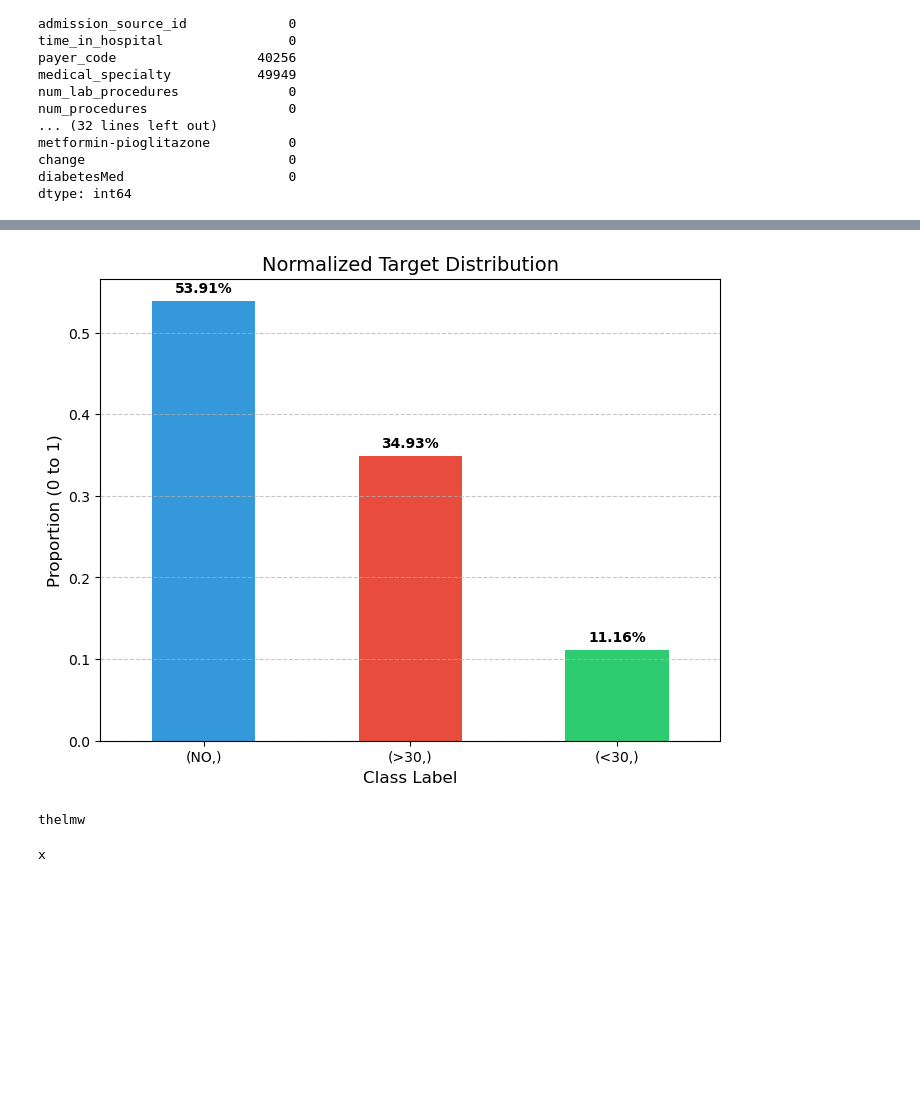
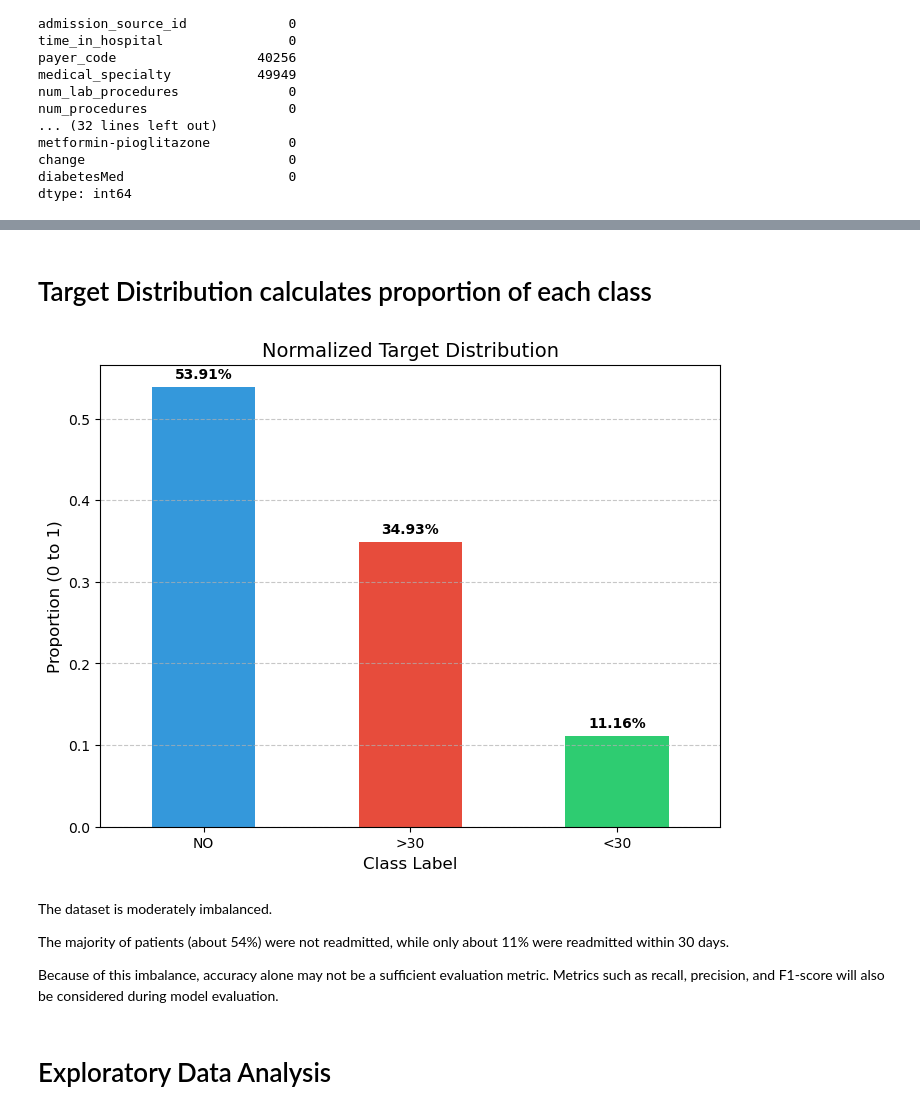
Before and after one commit to wilstones/HospitalReadmission, a Jupyter notebook: Readmission Analysis.ipynb, the cells around one changed output, grey strips where cells are left out. Cells and saved outputs as stored; diff of their text form; code cells hidden in the pictures; blank space fills up the shorter version.

```diff
--- a/Readmission Analysis.ipynb
+++ b/Readmission Analysis.ipynb
@@ -121,31 +259,33 @@ dtype: int64
+# %% [markdown]
+# Target Distribution calculates proportion of each class
 # %%
 import matplotlib.pyplot as plt
 ## this crucial for imbalance detection and misclassification of labels
 ## the baseline model should perform better than 50% since one class is above 50%
 # 1. Calculate the proportions
-val_counts = y.value_counts(normalize=True) # to print decimals for normalize option
-
+val_counts = y['readmitted'].value_counts(normalize=True) # to print decimals for normalize option
+### Willie change y.value_counts(normalize=True) to  y['readmitted'].value_counts(normalize=True) because y is a dataframe.
 # 2. Create the bar plot
 plt.figure(figsize=(8, 6))
 val_counts.plot(kind='bar', color=['#3498db', '#e74c3c', '#2ecc71'])
 
 # 3. Format the graph for readability
 plt.title('Normalized Target Distribution', fontsize=14)
 plt.xlabel('Class Label', fontsize=12)
 plt.ylabel('Proportion (0 to 1)', fontsize=12)
 plt.xticks(rotation=0) # Keep labels horizontal
 plt.grid(axis='y', linestyle='--', alpha=0.7)
 
 # Display the exact percentages on top of bars
 for i, v in enumerate(val_counts):
     plt.text(i, v + 0.01, f'{v:.2%}', ha='center', fontweight='bold')
 # %% [output]
-[figure, old version]
+[figure, new version]
-# %%
-print("thelmw")
-# %% [output]
-thelmw
-# %%
-print("x")
-# %% [output]
-x
+# %% [markdown]
+The dataset is moderately imbalanced.
+
+The majority of patients (about 54%) were not readmitted, while only about 11% were readmitted within 30 days.
+
+Because of this imbalance, accuracy alone may not be a sufficient evaluation metric. Metrics such as recall, precision, and F1-score will also be considered during model evaluation.
+# %% [markdown]
+# Exploratory Data Analysis
```
Also changed, not shown: parts of 73 cells of this notebook.
